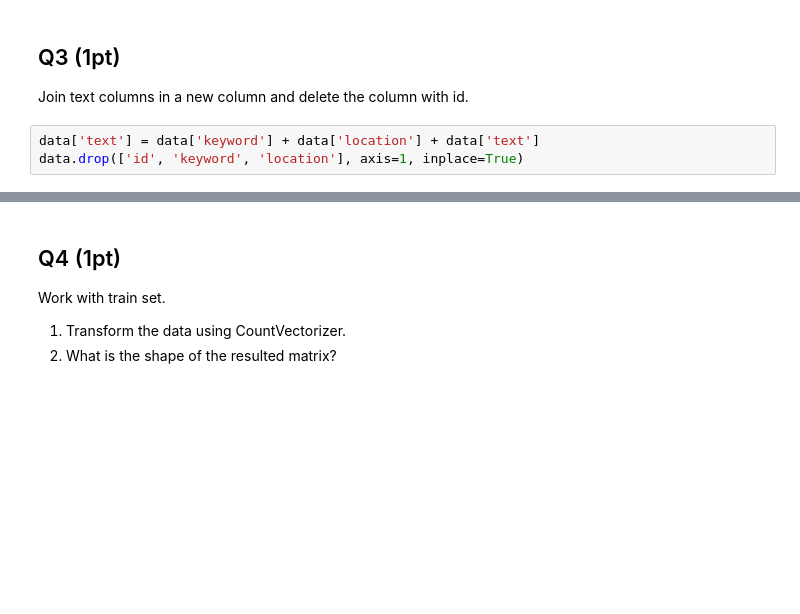
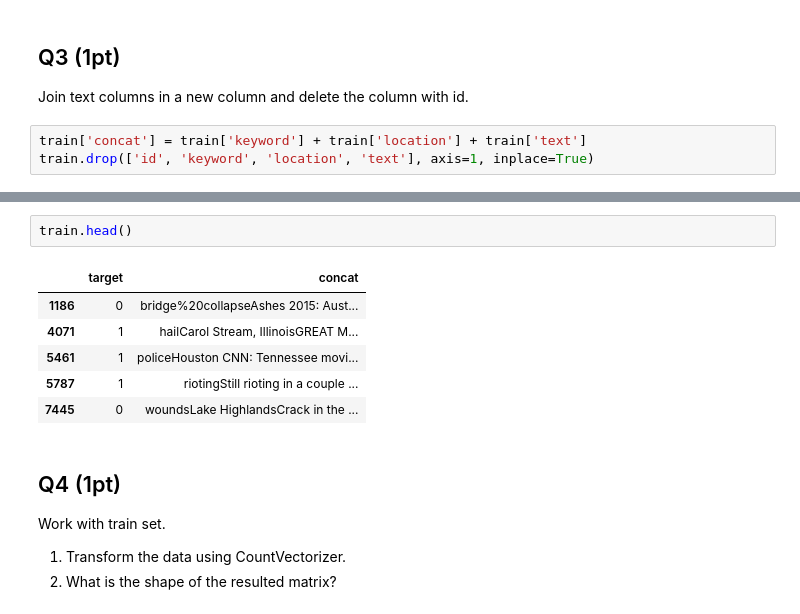
Before and after one commit to YKhalitov/College-Projects, a Jupyter notebook: RIT-Projects/Machine Learning - CSCI 335/HW4.ipynb, the cells around one changed output, grey strips where cells are left out. Saved outputs shown, nothing was run; the diff lists cells and outputs as text; blank space fills up the shorter version.

```diff
--- a/RIT-Projects/Machine Learning - CSCI 335/HW4.ipynb
+++ b/RIT-Projects/Machine Learning - CSCI 335/HW4.ipynb
@@ -116,5 +132,5 @@ plt.show()
 
 Join text columns in a new column and delete the column with id.
 # %%
-data['text'] = data['keyword'] + data['location'] + data['text']
-data.drop(['id', 'keyword', 'location'], axis=1, inplace=True)
+train['concat'] = train['keyword'] + train['location'] + train['text']
+train.drop(['id', 'keyword', 'location', 'text'], axis=1, inplace=True)
@@ -137,3 +137,12 @@ data.head(100)
+# %%
+train.head()
+# %% [output]
+|  | target | concat |
+| 1186 | 0 | bridge%20collapseAshes 2015: Aust... |
+| 4071 | 1 | hailCarol Stream, IllinoisGREAT M... |
+| 5461 | 1 | policeHouston CNN: Tennessee movi... |
+| 5787 | 1 | riotingStill rioting in a couple ... |
+| 7445 | 0 | woundsLake HighlandsCrack in the ... |
 # %% [markdown]
 ## Q4 (1pt)
 
```
Also changed, not shown: parts of 12 cells of this notebook.
